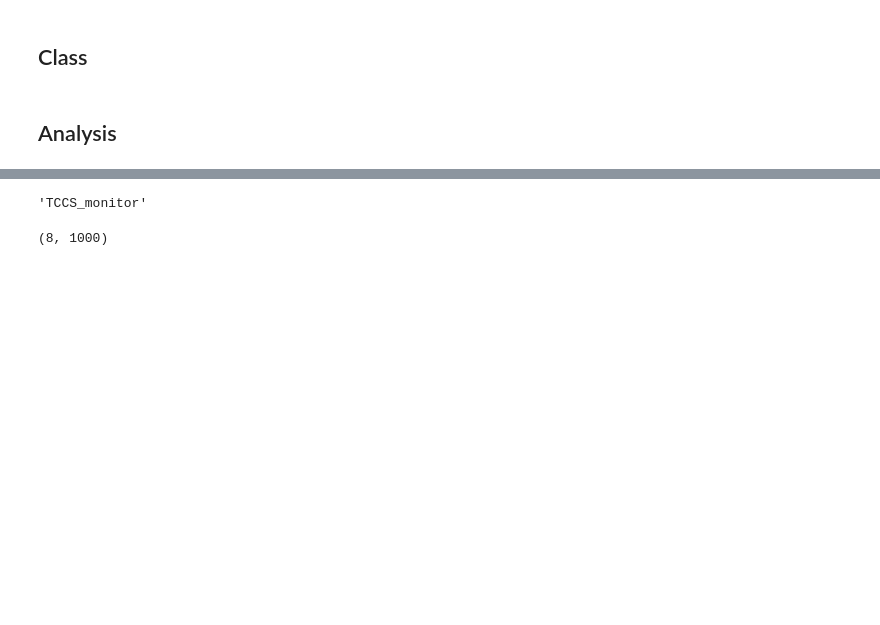
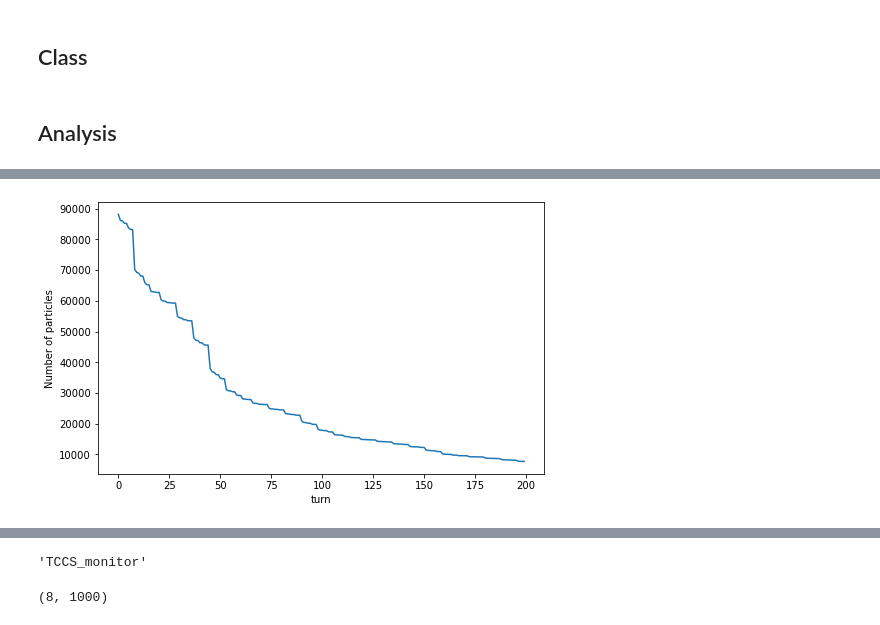
Before and after one commit to chiaramaccani/two_cryst_sim, a Jupyter notebook: Monitors_analysis_notebook.ipynb, the cells around one changed output, grey strips where cells are left out. Cells and saved outputs as stored; diff of their text form; code cells hidden in the pictures; blank space fills up the shorter version.

```diff
--- a/Monitors_analysis_notebook.ipynb
+++ b/Monitors_analysis_notebook.ipynb
@@ -722 +809,5 @@ TCCS.plot_alive()
+# %%
+TARGET.plot_alive()
+# %% [output]
+[figure, added]
 # %%
```
Also changed, not shown: parts of 19 cells of this notebook.
